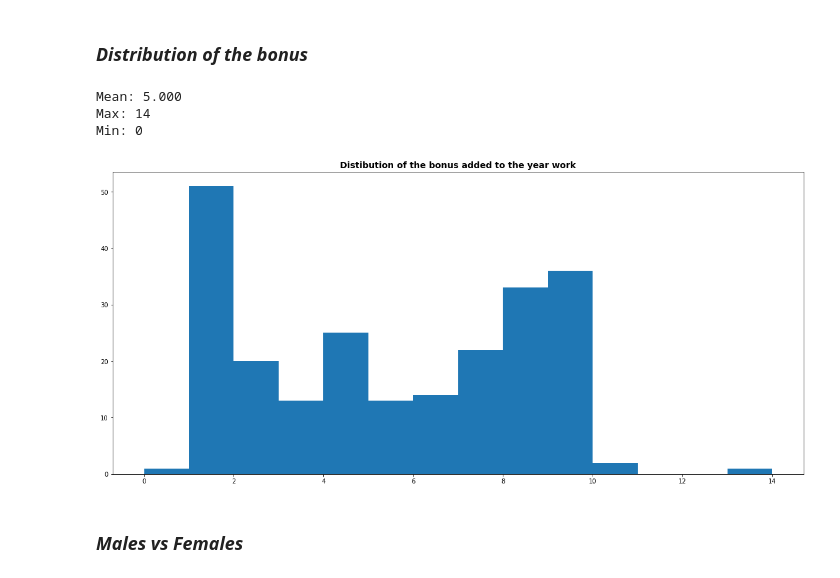
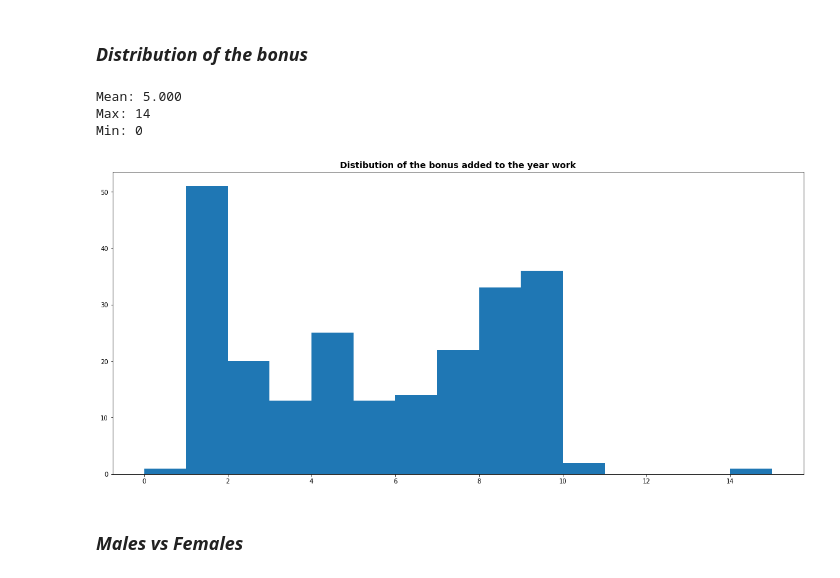
Before and after one commit to abdoitman/Suspicious-Scores-Analysis, a Jupyter notebook: Suspicious_Scores_Analysis.ipynb, the cells around one changed output. Saved outputs shown, nothing was run; the diff lists cells and outputs as text; code cells hidden in the pictures.

```diff
--- a/Suspicious_Scores_Analysis.ipynb
+++ b/Suspicious_Scores_Analysis.ipynb
@@ -163,18 +163,18 @@ _ = plt.title("Pearson's correlation coefficient = {:.3f}".format(corr))
 # %%
 figure = plt.figure(figsize=(20,9))
 bonus = students['bonus']
-bins = range(0,15, 1)
+bins = range(0,16, 1)
 _ = plt.hist(bonus, bins= bins)
 _ = plt.title('Distibution of the bonus added to the year work', fontweight= 'bold', fontsize= 14)
 
 print("Mean: {:.3f}".format(np.mean(bonus)))
 print("Max: " + str(int(np.max(bonus))))
 print("Min: " + str(int(np.min(bonus))))
 # %% [output]
 Mean: 5.000
 Max: 14
 Min: 0
-[figure, old version]
+[figure, new version]
 # %% [markdown]
 ### *Males vs Females*
 # %%
```
Also changed, not shown: parts of 8 cells of this notebook.
